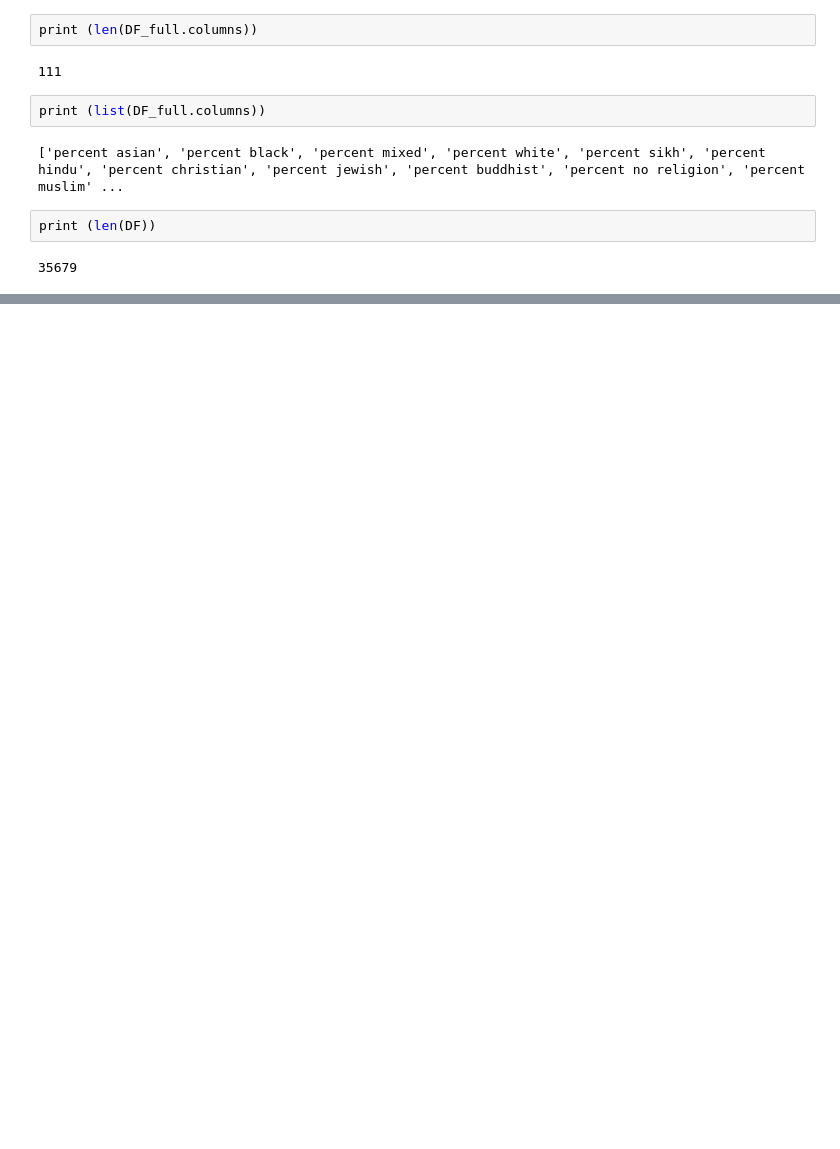
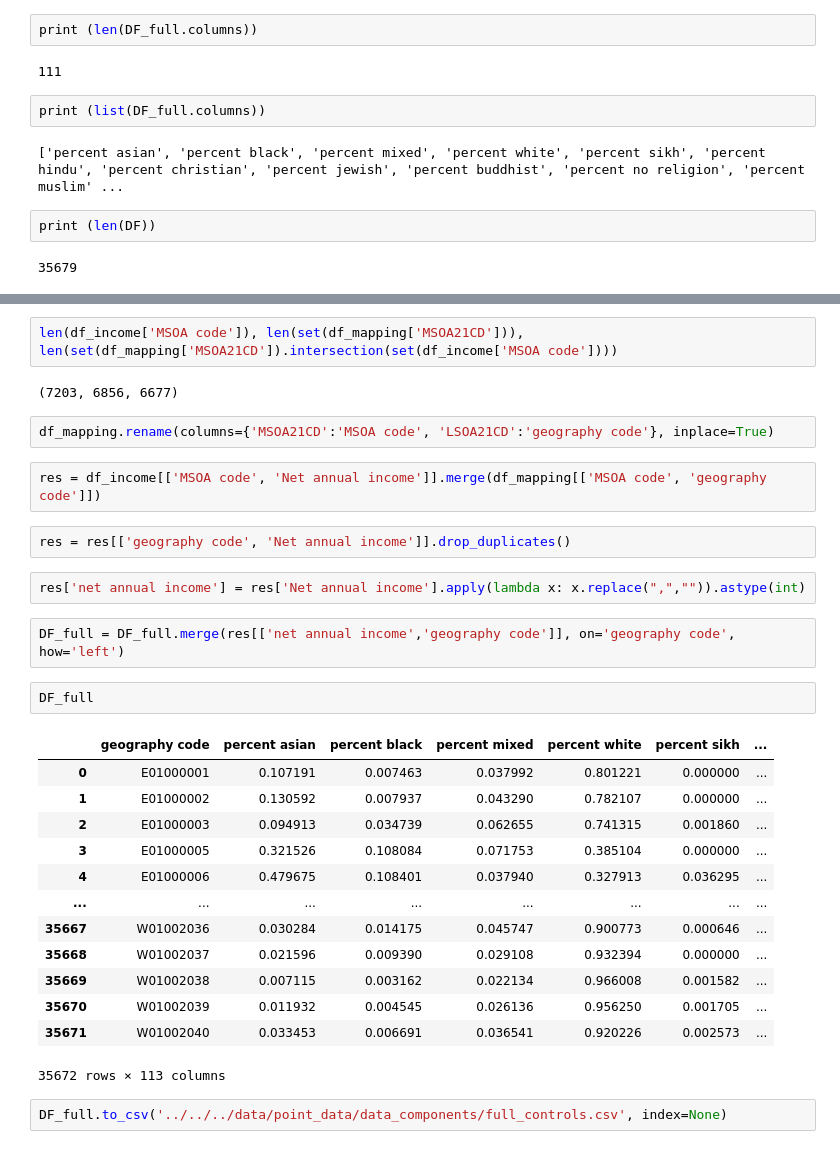
Before and after one commit to sanja7s/MedSat, a Jupyter notebook: code/collate_data/sociodemographic_data_parser/controls-full.ipynb, the cells around one changed output, grey strips where cells are left out. Cells and saved outputs as stored; diff of their text form; blank space fills up the shorter version.

```diff
--- a/code/collate_data/sociodemographic_data_parser/controls-full.ipynb
+++ b/code/collate_data/sociodemographic_data_parser/controls-full.ipynb
@@ -704,0 +747,32 @@ print (len(DF))
+# %%
+len(df_income['MSOA code']), len(set(df_mapping['MSOA21CD'])), len(set(df_mapping['MSOA21CD']).intersection(set(df_income['MSOA code'])))
+# %% [output]
+(7203, 6856, 6677)
+# %%
+df_mapping.rename(columns={'MSOA21CD':'MSOA code', 'LSOA21CD':'geography code'}, inplace=True)
+# %%
+res = df_income[['MSOA code', 'Net annual income']].merge(df_mapping[['MSOA code', 'geography code']])
+# %%
+res = res[['geography code', 'Net annual income']].drop_duplicates()
+# %%
+res['net annual income'] = res['Net annual income'].apply(lambda x: x.replace(",","")).astype(int)
+# %%
+DF_full = DF_full.merge(res[['net annual income','geography code']], on='geography code', how='left')
+# %%
+DF_full
+# %% [output]
+|  | geography code | percent asian | percent black | percent mixed | percent white | percent sikh | ... |
+| 0 | E01000001 | 0.107191 | 0.007463 | 0.037992 | 0.801221 | 0.000000 | ... |
+| 1 | E01000002 | 0.130592 | 0.007937 | 0.043290 | 0.782107 | 0.000000 | ... |
+| 2 | E01000003 | 0.094913 | 0.034739 | 0.062655 | 0.741315 | 0.001860 | ... |
+| 3 | E01000005 | 0.321526 | 0.108084 | 0.071753 | 0.385104 | 0.000000 | ... |
+| 4 | E01000006 | 0.479675 | 0.108401 | 0.037940 | 0.327913 | 0.036295 | ... |
+| ... | ... | ... | ... | ... | ... | ... | ... |
+| 35667 | W01002036 | 0.030284 | 0.014175 | 0.045747 | 0.900773 | 0.000646 | ... |
+| 35668 | W01002037 | 0.021596 | 0.009390 | 0.029108 | 0.932394 | 0.000000 | ... |
+| 35669 | W01002038 | 0.007115 | 0.003162 | 0.022134 | 0.966008 | 0.001582 | ... |
+| 35670 | W01002039 | 0.011932 | 0.004545 | 0.026136 | 0.956250 | 0.001705 | ... |
+| 35671 | W01002040 | 0.033453 | 0.006691 | 0.036541 | 0.920226 | 0.002573 | ... |
+35672 rows × 113 columns
+# %%
+DF_full.to_csv('../../../data/point_data/data_components/full_controls.csv', index=None)
```
Also changed, not shown: parts of 7 cells of this notebook, 4 other files.
